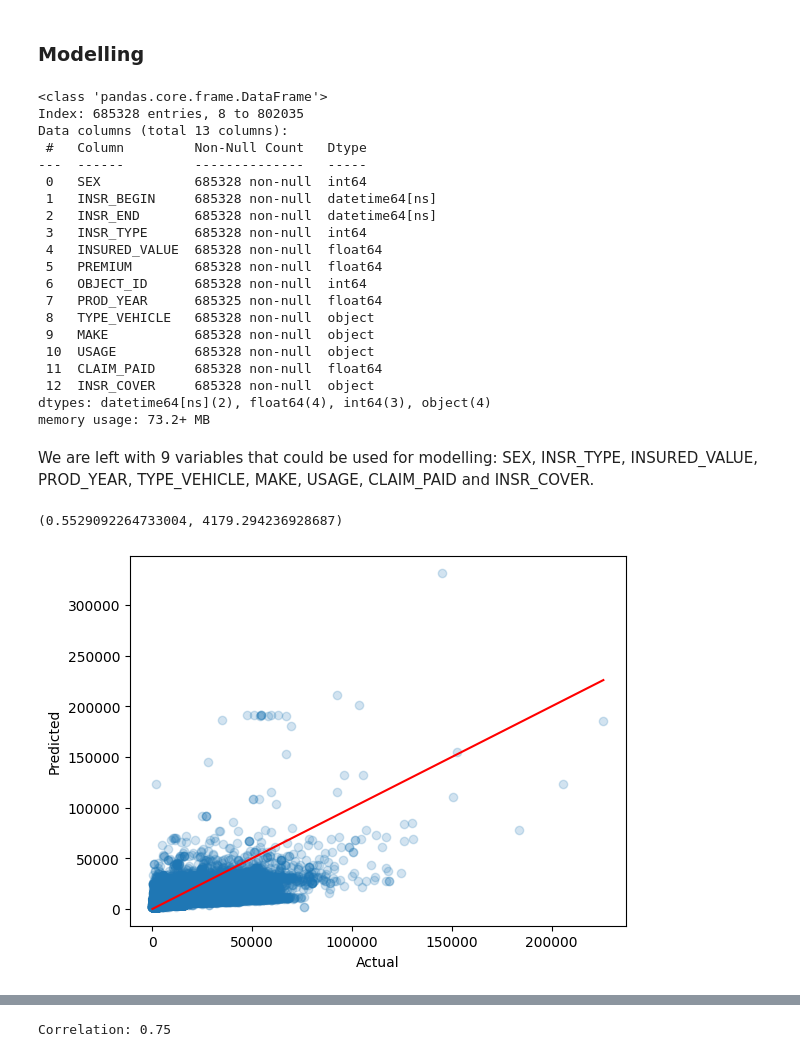
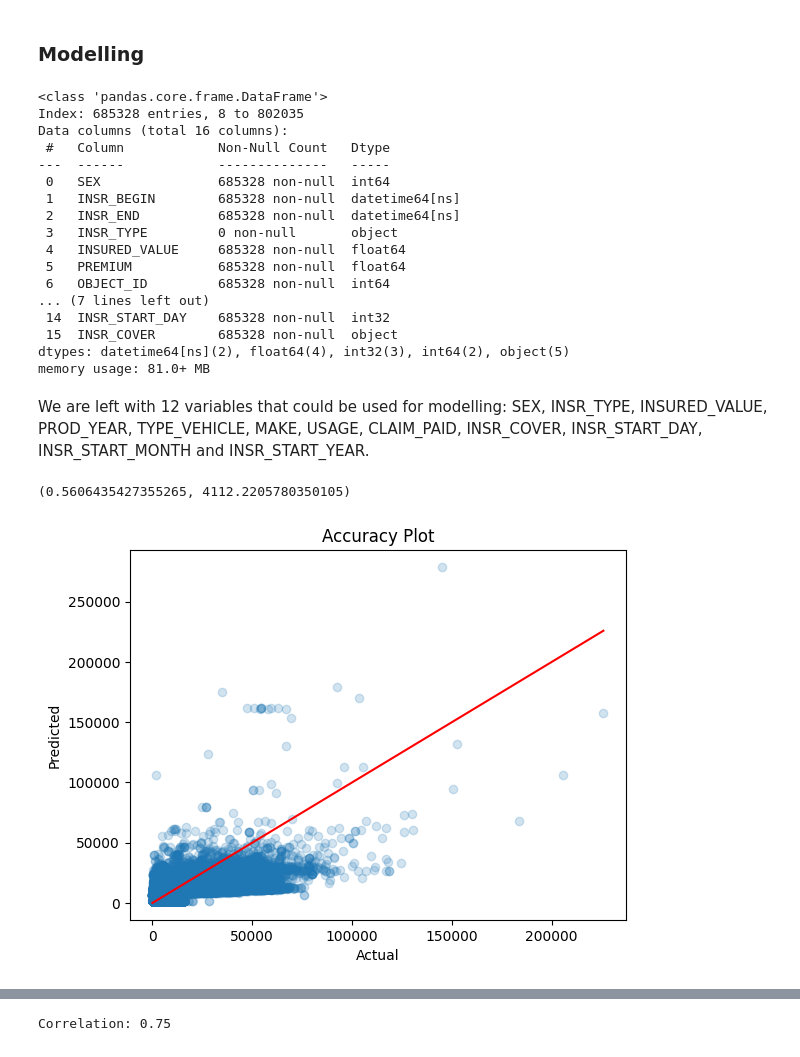
Before and after one commit to Mykolazaz/ethiopian-insurance-premiums, a Jupyter notebook: Basics.ipynb, the cells around one changed output, grey strips where cells are left out. Saved outputs shown, nothing was run; the diff lists cells and outputs as text; code cells hidden in the pictures.

Commit message:
Additional dummy variable & value remapping

```diff
--- a/Basics.ipynb
+++ b/Basics.ipynb
@@ -185,3 +188,5 @@ The pace of growth is about the same.
+# %%
+insurance_data["INSR_START_DAY"] = pd.to_datetime(insurance_data["INSR_BEGIN"], format="%d-%b-%y").dt.day
 # %% [markdown]
 ### Effective year
 # %%
@@ -274,3 +281,7 @@ There are a total of three types of insurance: 1201 - private, 1202 - commercial
+# %%
+insurance_type_mapping = {'1202':'PRIVATE', '1201':'COMMERCIAL', '1204':'MOTOR TRADE'}
+
+insurance_data["INSR_TYPE"] = insurance_data["INSR_TYPE"].map(insurance_type_mapping)
 # %% [markdown]
 ### Insured value
 # %%
@@ -595,30 +647,30 @@ insurance_data.info()
 # %% [output]
 <class 'pandas.core.frame.DataFrame'>
 Index: 685328 entries, 8 to 802035
-Data columns (total 13 columns):
- #   Column         Non-Null Count   Dtype
----  ------         --------------   -----
- 0   SEX            685328 non-null  int64
- 1   INSR_BEGIN     685328 non-null  datetime64[ns]
- 2   INSR_END       685328 non-null  datetime64[ns]
- 3   INSR_TYPE      685328 non-null  int64
- 4   INSURED_VALUE  685328 non-null  float64
- 5   PREMIUM        685328 non-null  float64
- 6   OBJECT_ID      685328 non-null  int64
- 7   PROD_YEAR      685325 non-null  float64
- 8   TYPE_VEHICLE   685328 non-null  object
- 9   MAKE           685328 non-null  object
- 10  USAGE          685328 non-null  object
- 11  CLAIM_PAID     685328 non-null  float64
- 12  INSR_COVER     685328 non-null  object
-dtypes: datetime64[ns](2), float64(4), int64(3), object(4)
-memory usage: 73.2+ MB
+Data columns (total 16 columns):
+ #   Column            Non-Null Count   Dtype
+---  ------            --------------   -----
+ 0   SEX               685328 non-null  int64
+ 1   INSR_BEGIN        685328 non-null  datetime64[ns]
+ 2   INSR_END          685328 non-null  datetime64[ns]
+ 3   INSR_TYPE         0 non-null       object
+ 4   INSURED_VALUE     685328 non-null  float64
+ 5   PREMIUM           685328 non-null  float64
+ 6   OBJECT_ID         685328 non-null  int64
+... (7 lines left out)
+ 14  INSR_START_DAY    685328 non-null  int32
+ 15  INSR_COVER        685328 non-null  object
+dtypes: datetime64[ns](2), float64(4), int32(3), int64(2), object(5)
+memory usage: 81.0+ MB
 # %% [markdown]
-We are left with 9 variables that could be used for modelling: SEX, INSR_TYPE, INSURED_VALUE, PROD_YEAR, TYPE_VEHICLE, MAKE, USAGE, CLAIM_PAID and INSR_COVER.
+We are left with 12 variables that could be used for modelling: SEX, INSR_TYPE, INSURED_VALUE, PROD_YEAR, TYPE_VEHICLE, MAKE, USAGE, CLAIM_PAID, INSR_COVER, INSR_START_DAY, INSR_START_MONTH and INSR_START_YEAR.
 # %%
 model = sk.linear_model.LinearRegression()
 
-X = insurance_data[["INSR_TYPE", "INSURED_VALUE", "CLAIM_PAID"]]
+X = insurance_data[["INSR_TYPE", "INSURED_VALUE", "CLAIM_PAID", "INSR_COVER"]].copy()
+
+X = pd.get_dummies(X, columns=["INSR_TYPE", "INSR_COVER"], drop_first=True)
+
 Y = insurance_data["PREMIUM"]
 
 X_train, X_test, Y_train, Y_test = sk.model_selection.train_test_split(X, Y, test_size=0.2, random_state=87)
@@ -633,15 +685,16 @@ mae = sk.metrics.mean_absolute_error(Y_test, Y_pred)
 
 r_sq, mae
 # %% [output]
-(0.5529092264733004, 4179.294236928687)
+(0.5606435427355265, 4112.2205780350105)
 # %%
 plt.scatter(Y_test, Y_pred, alpha=0.2)
 plt.plot([Y_test.min(), Y_test.max()], [Y_test.min(), Y_test.max()], 'r')
+plt.title("Accuracy Plot")
 plt.xlabel("Actual")
 plt.ylabel("Predicted")
 plt.show()
 # %% [output]
-[figure, old version]
+[figure, new version]
 # %%
 plt.scatter(Y_pred, Y_test - Y_pred, alpha=0.7)
 plt.axhline(y=0, color='r')
```
Also changed, not shown: parts of 37 cells of this notebook.
